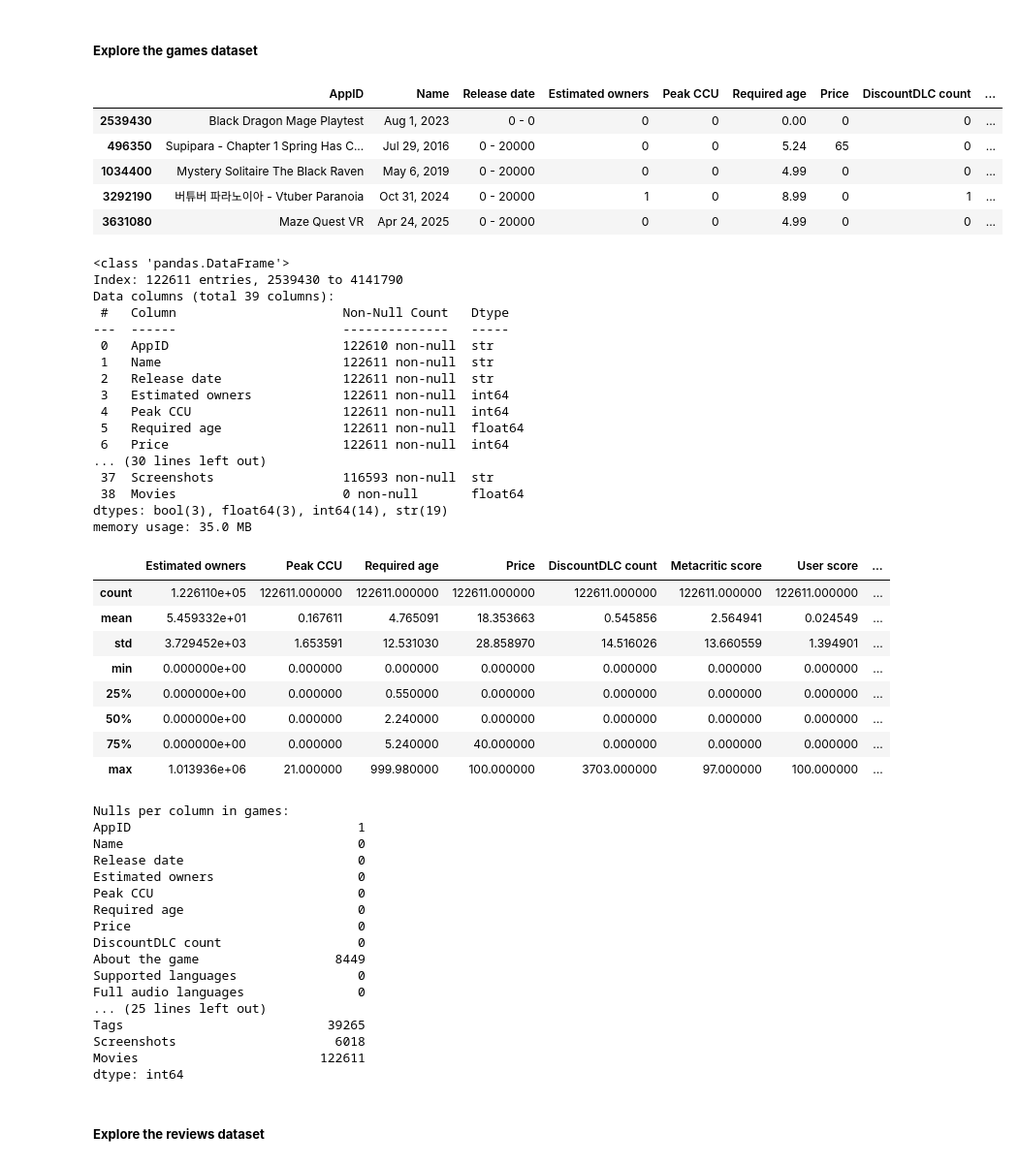
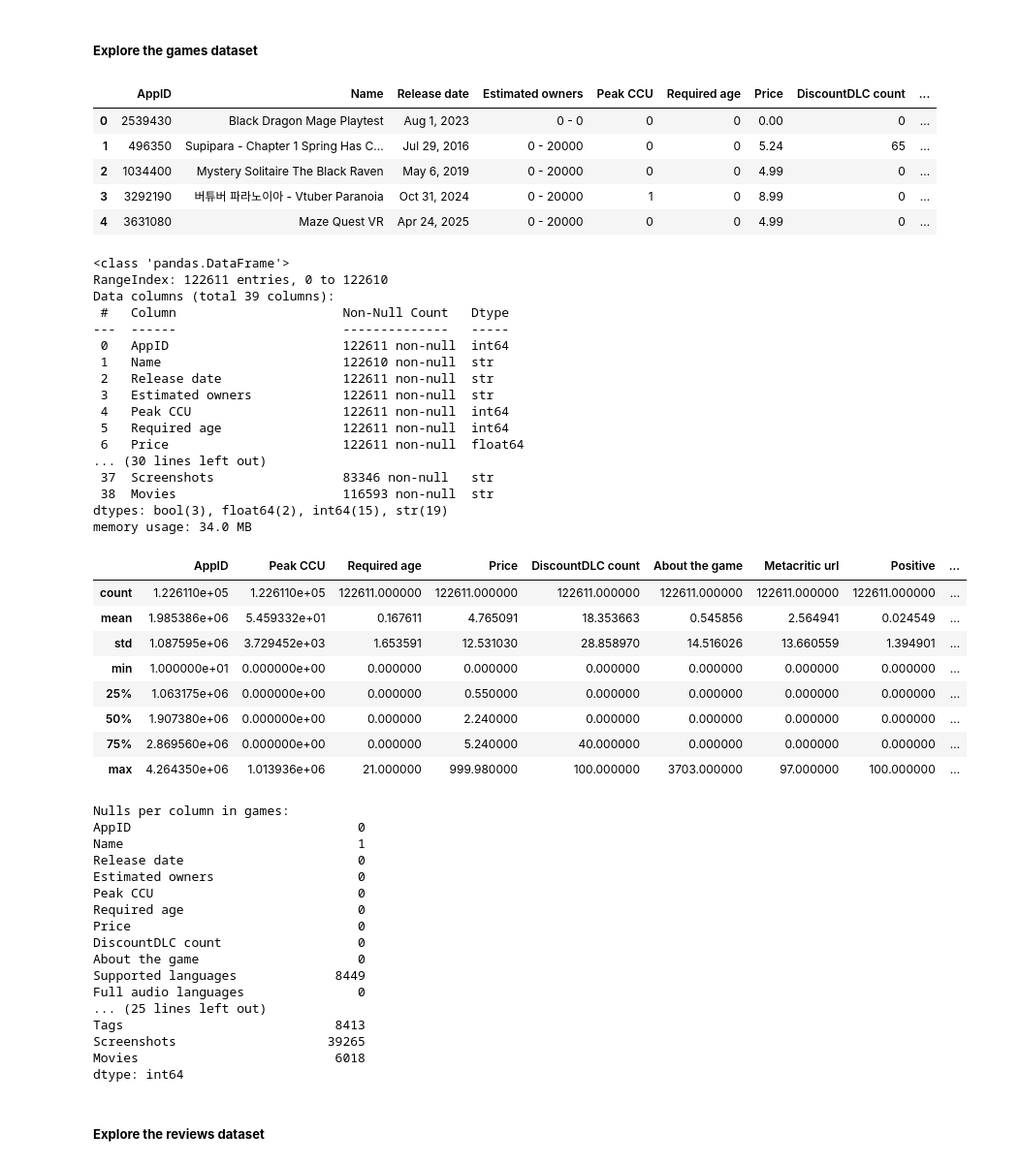
Before and after one commit to EdwinChen18/steam_games_success_analysis, a Jupyter notebook: notebooks/data_cleaning.ipynb, the cells around one changed output. Shown at 97% size. Cells and saved outputs as stored; diff of their text form; code cells hidden in the pictures.

Commit message:
feat: finished fase 1 of cleaning the dataset

```diff
--- a/notebooks/data_cleaning.ipynb
+++ b/notebooks/data_cleaning.ipynb
@@ -17,8 +17,18 @@ import seaborn as sns
 
 pd.set_option('display.max_columns', None) #To see all the columns for a better EDA
 # %%
-games = pd.read_csv('../data/raw/games.csv')
-reviews = pd.read_csv('../data/raw/dataset.csv', nrows=500000) #Limit the rows so it doesnt take forever to read
+games = pd.read_csv('../data/raw/games.csv',
+                    encoding='utf-8', # in case theres special characters
+                    quotechar='"', # in case there's ',' in between '"' treat it like one cell
+                    on_bad_lines='skip', # ignore instead of breaking
+                    index_col=False) # to prevent AppID being used as the default index
+
+reviews = pd.read_csv('../data/raw/dataset.csv',
+                      encoding='utf-8',
+                      quotechar='"',
+                      on_bad_lines='skip',
+                      nrows=500_000, #Limit the rows so it doesnt take forever to read
+                      index_col=False)
 
 print(f'Games: {games.shape}')
 print(f'Reviews: {reviews.shape}')
@@ -30,66 +40,66 @@ Reviews: (500000, 5)
 # %% [markdown]
 ##### **Explore the games dataset**
 # %%
-games.head()
+games.head(5)
 # %% [output]
 |  | AppID | Name | Release date | Estimated owners | Peak CCU | Required age | Price | DiscountDLC count | ... |
-| 2539430 | Black Dragon Mage Playtest | Aug 1, 2023 | 0 - 0 | 0 | 0 | 0.00 | 0 | 0 | ... |
-| 496350 | Supipara - Chapter 1 Spring Has C... | Jul 29, 2016 | 0 - 20000 | 0 | 0 | 5.24 | 65 | 0 | ... |
-| 1034400 | Mystery Solitaire The Black Raven | May 6, 2019 | 0 - 20000 | 0 | 0 | 4.99 | 0 | 0 | ... |
-| 3292190 | 버튜버 파라노이아 - Vtuber Paranoia | Oct 31, 2024 | 0 - 20000 | 1 | 0 | 8.99 | 0 | 1 | ... |
-| 3631080 | Maze Quest VR | Apr 24, 2025 | 0 - 20000 | 0 | 0 | 4.99 | 0 | 0 | ... |
+| 0 | 2539430 | Black Dragon Mage Playtest | Aug 1, 2023 | 0 - 0 | 0 | 0 | 0.00 | 0 | ... |
+| 1 | 496350 | Supipara - Chapter 1 Spring Has C... | Jul 29, 2016 | 0 - 20000 | 0 | 0 | 5.24 | 65 | ... |
+| 2 | 1034400 | Mystery Solitaire The Black Raven | May 6, 2019 | 0 - 20000 | 0 | 0 | 4.99 | 0 | ... |
+| 3 | 3292190 | 버튜버 파라노이아 - Vtuber Paranoia | Oct 31, 2024 | 0 - 20000 | 1 | 0 | 8.99 | 0 | ... |
+| 4 | 3631080 | Maze Quest VR | Apr 24, 2025 | 0 - 20000 | 0 | 0 | 4.99 | 0 | ... |
 # %%
 games.info()
 # %% [output]
 <class 'pandas.DataFrame'>
-Index: 122611 entries, 2539430 to 4141790
+RangeIndex: 122611 entries, 0 to 122610
 Data columns (total 39 columns):
  #   Column                      Non-Null Count   Dtype
 ---  ------                      --------------   -----
- 0   AppID                       122610 non-null  str
- 1   Name                        122611 non-null  str
+ 0   AppID                       122611 non-null  int64
+ 1   Name                        122610 non-null  str
  2   Release date                122611 non-null  str
- 3   Estimated owners            122611 non-null  int64
+ 3   Estimated owners            122611 non-null  str
  4   Peak CCU                    122611 non-null  int64
- 5   Required age                122611 non-null  float64
- 6   Price                       122611 non-null  int64
+ 5   Required age                122611 non-null  int64
+ 6   Price                       122611 non-null  float64
 ... (30 lines left out)
- 37  Screenshots                 116593 non-null  str
- 38  Movies                      0 non-null       float64
-dtypes: bool(3), float64(3), int64(14), str(19)
-memory usage: 35.0 MB
+ 37  Screenshots                 83346 non-null   str
+ 38  Movies                      116593 non-null  str
+dtypes: bool(3), float64(2), int64(15), str(19)
+memory usage: 34.0 MB
 # %%
 games.describe()
 # %% [output]
-|  | Estimated owners | Peak CCU | Required age | Price | DiscountDLC count | Metacritic score | User score | ... |
-| count | 1.226110e+05 | 122611.000000 | 122611.000000 | 122611.000000 | 122611.000000 | 122611.000000 | 122611.000000 | ... |
-| mean | 5.459332e+01 | 0.167611 | 4.765091 | 18.353663 | 0.545856 | 2.564941 | 0.024549 | ... |
-| std | 3.729452e+03 | 1.653591 | 12.531030 | 28.858970 | 14.516026 | 13.660559 | 1.394901 | ... |
-| min | 0.000000e+00 | 0.000000 | 0.000000 | 0.000000 | 0.000000 | 0.000000 | 0.000000 | ... |
-| 25% | 0.000000e+00 | 0.000000 | 0.550000 | 0.000000 | 0.000000 | 0.000000 | 0.000000 | ... |
-| 50% | 0.000000e+00 | 0.000000 | 2.240000 | 0.000000 | 0.000000 | 0.000000 | 0.000000 | ... |
-| 75% | 0.000000e+00 | 0.000000 | 5.240000 | 40.000000 | 0.000000 | 0.000000 | 0.000000 | ... |
-| max | 1.013936e+06 | 21.000000 | 999.980000 | 100.000000 | 3703.000000 | 97.000000 | 100.000000 | ... |
+|  | AppID | Peak CCU | Required age | Price | DiscountDLC count | About the game | Metacritic url | Positive | ... |
+| count | 1.226110e+05 | 1.226110e+05 | 122611.000000 | 122611.000000 | 122611.000000 | 122611.000000 | 122611.000000 | 122611.000000 | ... |
+| mean | 1.985386e+06 | 5.459332e+01 | 0.167611 | 4.765091 | 18.353663 | 0.545856 | 2.564941 | 0.024549 | ... |
+| std | 1.087595e+06 | 3.729452e+03 | 1.653591 | 12.531030 | 28.858970 | 14.516026 | 13.660559 | 1.394901 | ... |
+| min | 1.000000e+01 | 0.000000e+00 | 0.000000 | 0.000000 | 0.000000 | 0.000000 | 0.000000 | 0.000000 | ... |
+| 25% | 1.063175e+06 | 0.000000e+00 | 0.000000 | 0.550000 | 0.000000 | 0.000000 | 0.000000 | 0.000000 | ... |
+| 50% | 1.907380e+06 | 0.000000e+00 | 0.000000 | 2.240000 | 0.000000 | 0.000000 | 0.000000 | 0.000000 | ... |
+| 75% | 2.869560e+06 | 0.000000e+00 | 0.000000 | 5.240000 | 40.000000 | 0.000000 | 0.000000 | 0.000000 | ... |
+| max | 4.264350e+06 | 1.013936e+06 | 21.000000 | 999.980000 | 100.000000 | 3703.000000 | 97.000000 | 100.000000 | ... |
 # %%
 print('Nulls per column in games:')
 print(games.isnull().sum())
 # %% [output]
 Nulls per column in games:
-AppID                              1
-Name                               0
+AppID                              0
+Name                               1
 Release date                       0
 Estimated owners                   0
 Peak CCU                           0
 Required age                       0
 Price                              0
 DiscountDLC count                  0
-About the game                  8449
-Supported languages                0
+About the game                     0
+Supported languages             8449
 Full audio languages               0
 ... (25 lines left out)
-Tags                           39265
-Screenshots                     6018
-Movies                        122611
+Tags                            8413
+Screenshots                    39265
+Movies                          6018
 dtype: int64
 # %% [markdown]
 ##### **Explore the reviews dataset**
```
Also changed, not shown: parts of 10 cells of this notebook.
